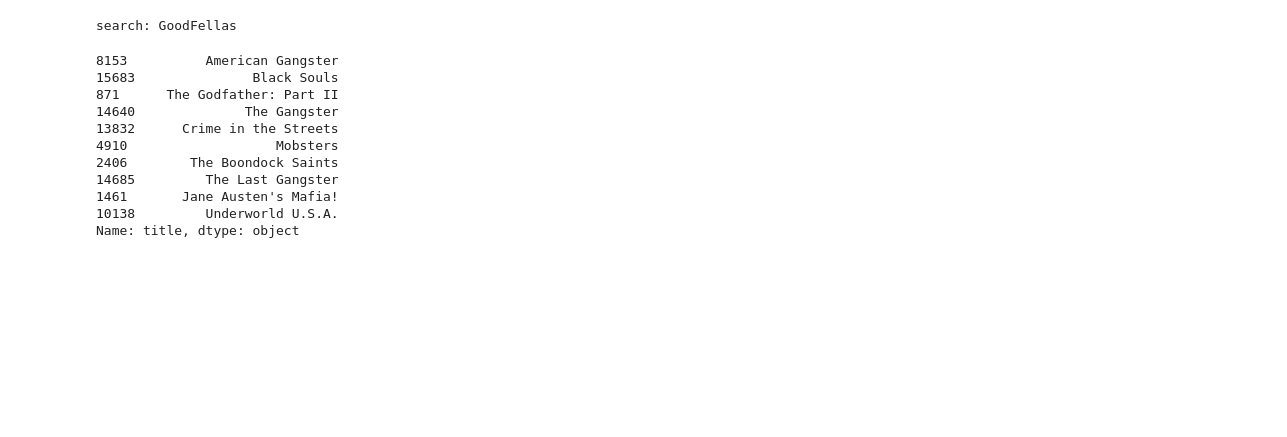
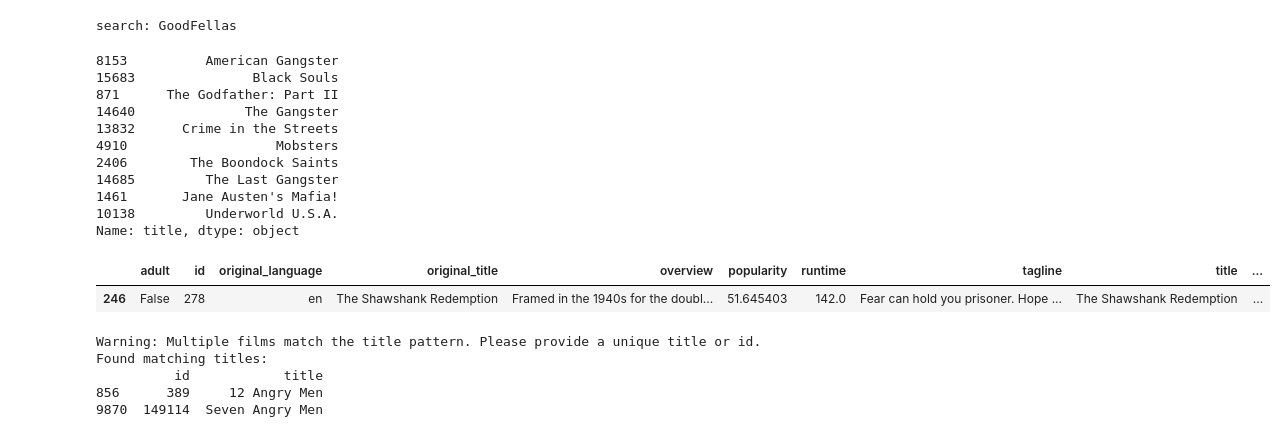
Before and after one commit to Wojtek130/Movies-Recommender, a Jupyter notebook: compare_model_and_heuristic_search.ipynb, the cells around one changed output. Drawn from its saved outputs; the diff is of its cells as text; code cells hidden in the pictures; blank space fills up the shorter version.

```diff
--- a/compare_model_and_heuristic_search.ipynb
+++ b/compare_model_and_heuristic_search.ipynb
@@ -6,7 +6,7 @@ import ast
 
 from utils import model_similarity, heuristic_similarity, find_movie
 # %%
-df_movies = pd.read_csv('dataset/movies_data_embeddings.csv', low_memory=False)
+df_movies = pd.read_csv('dataset/movies_data_embeddings_small.csv', low_memory=False)
 df_movies['embeddings'] = df_movies['embeddings'].apply(json.loads)
 df_movies['embeddings'] = df_movies['embeddings'].apply(np.array)
 # %%
@@ -269,3 +269,16 @@ search: GoodFellas
 1461       Jane Austen's Mafia!
 10138         Underworld U.S.A.
 Name: title, dtype: object
+# %%
+find_movie(df_movies, "The Shawshank Redemption")
+# %% [output]
+|  | adult | id | original_language | original_title | overview | popularity | runtime | tagline | title | ... |
+| 246 | False | 278 | en | The Shawshank Redemption | Framed in the 1940s for the doubl... | 51.645403 | 142.0 | Fear can hold you prisoner. Hope ... | The Shawshank Redemption | ... |
+# %%
+find_movie(df_movies, "angry men")
+# %% [output]
+Warning: Multiple films match the title pattern. Please provide a unique title or id.
+Found matching titles:
+          id            title
+856      389     12 Angry Men
+9870  149114  Seven Angry Men
```
Also changed, not shown: parts of 5 cells of this notebook, 5 other files.
